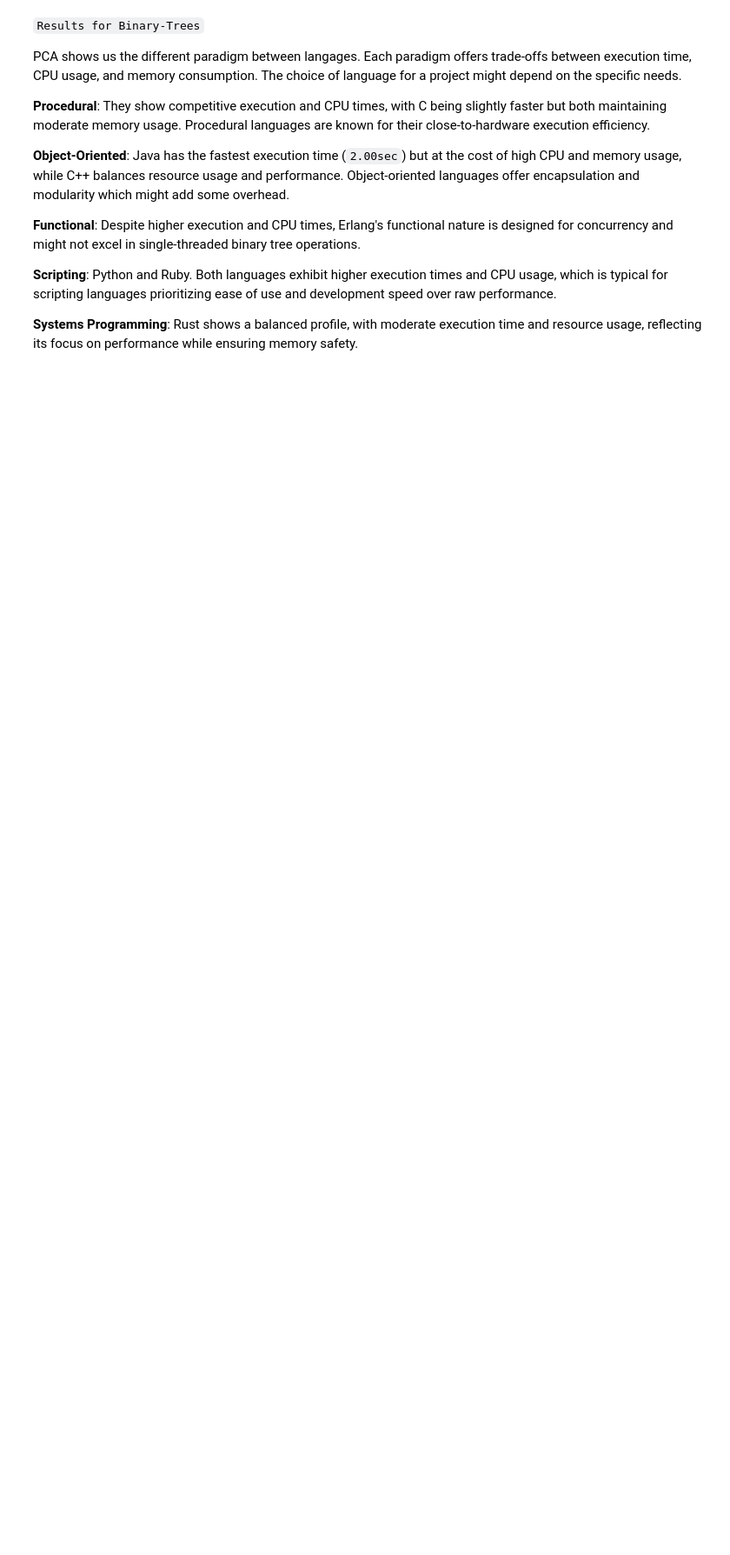
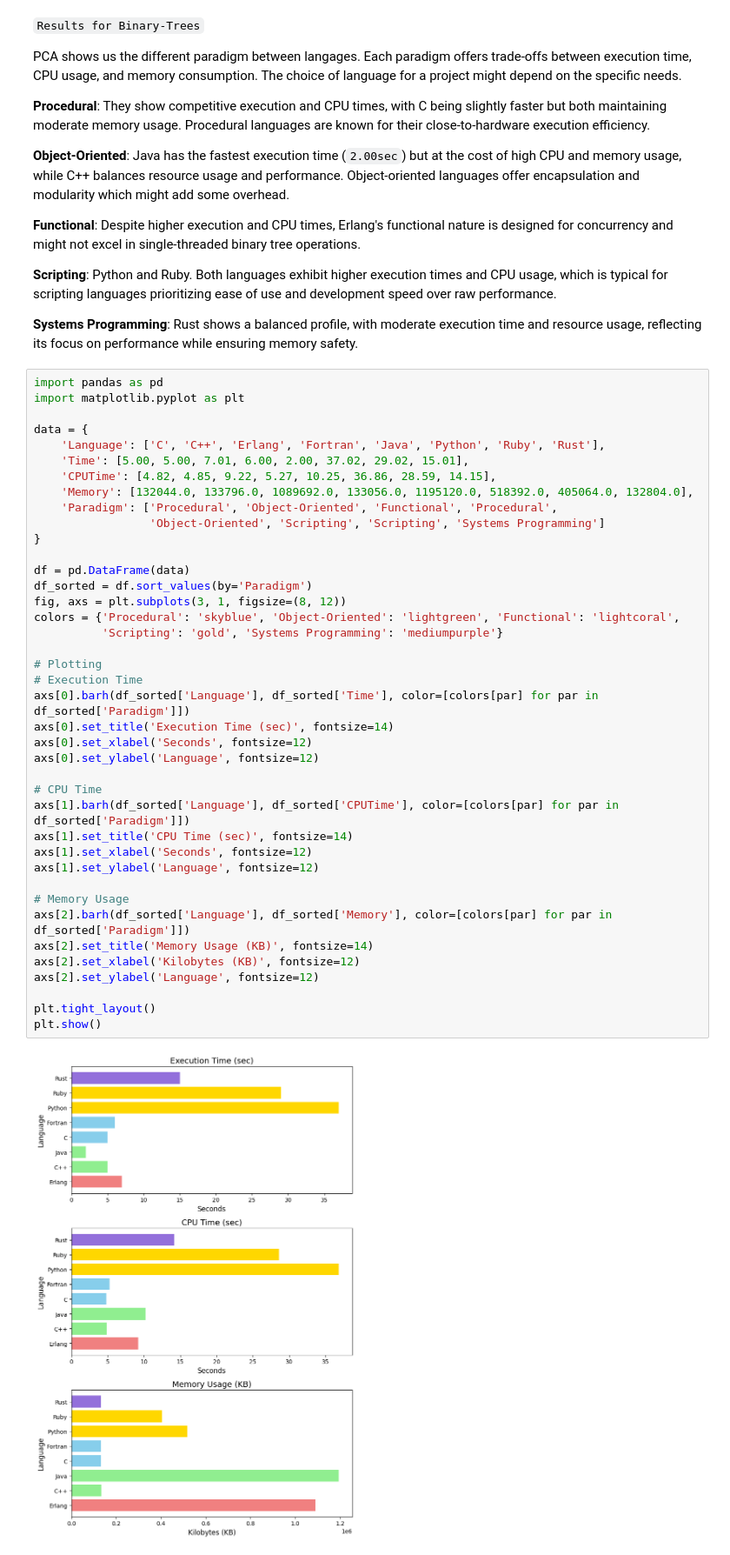
Before and after one commit to reynaldesgr/HPC-Benchmark, a Jupyter notebook: notebook/ACP.ipynb, the cells around one changed output. Shown: that part at 87% size. Drawn from its saved outputs; the diff is of its cells as text; blank space fills up the shorter version.

```diff
--- a/notebook/ACP.ipynb
+++ b/notebook/ACP.ipynb
@@ -118,4 +88,46 @@ PCA shows us the different paradigm between langages. Each paradigm offers trade
 **Scripting**: Python and Ruby. Both languages exhibit higher execution times and CPU usage, which is typical for scripting languages prioritizing ease of use and development speed over raw performance.
 
 **Systems Programming**: Rust shows a balanced profile, with moderate execution time and resource usage, reflecting its focus on performance while ensuring memory safety.
+# %%
+import pandas as pd
+import matplotlib.pyplot as plt
+
+data = {
+    'Language': ['C', 'C++', 'Erlang', 'Fortran', 'Java', 'Python', 'Ruby', 'Rust'],
+    'Time': [5.00, 5.00, 7.01, 6.00, 2.00, 37.02, 29.02, 15.01],
+    'CPUTime': [4.82, 4.85, 9.22, 5.27, 10.25, 36.86, 28.59, 14.15],
+    'Memory': [132044.0, 133796.0, 1089692.0, 133056.0, 1195120.0, 518392.0, 405064.0, 132804.0],
+    'Paradigm': ['Procedural', 'Object-Oriented', 'Functional', 'Procedural',
+                 'Object-Oriented', 'Scripting', 'Scripting', 'Systems Programming']
+}
+
+df = pd.DataFrame(data)
+df_sorted = df.sort_values(by='Paradigm')
+fig, axs = plt.subplots(3, 1, figsize=(8, 12))
+colors = {'Procedural': 'skyblue', 'Object-Oriented': 'lightgreen', 'Functional': 'lightcoral',
+          'Scripting': 'gold', 'Systems Programming': 'mediumpurple'}
+
+# Plotting
+# Execution Time
+axs[0].barh(df_sorted['Language'], df_sorted['Time'], color=[colors[par] for par in df_sorted['Paradigm']])
+axs[0].set_title('Execution Time (sec)', fontsize=14)
+axs[0].set_xlabel('Seconds', fontsize=12)
+axs[0].set_ylabel('Language', fontsize=12)
+
+# CPU Time
+axs[1].barh(df_sorted['Language'], df_sorted['CPUTime'], color=[colors[par] for par in df_sorted['Paradigm']])
+axs[1].set_title('CPU Time (sec)', fontsize=14)
+axs[1].set_xlabel('Seconds', fontsize=12)
+axs[1].set_ylabel('Language', fontsize=12)
+
+# Memory Usage
+axs[2].barh(df_sorted['Language'], df_sorted['Memory'], color=[colors[par] for par in df_sorted['Paradigm']])
+axs[2].set_title('Memory Usage (KB)', fontsize=14)
+axs[2].set_xlabel('Kilobytes (KB)', fontsize=12)
+axs[2].set_ylabel('Language', fontsize=12)
+
+plt.tight_layout()
+plt.show()
+# %% [output]
+[figure, added]
 # %% [markdown]
```
Also changed, not shown: parts of 10 cells of this notebook, 8 other files.
